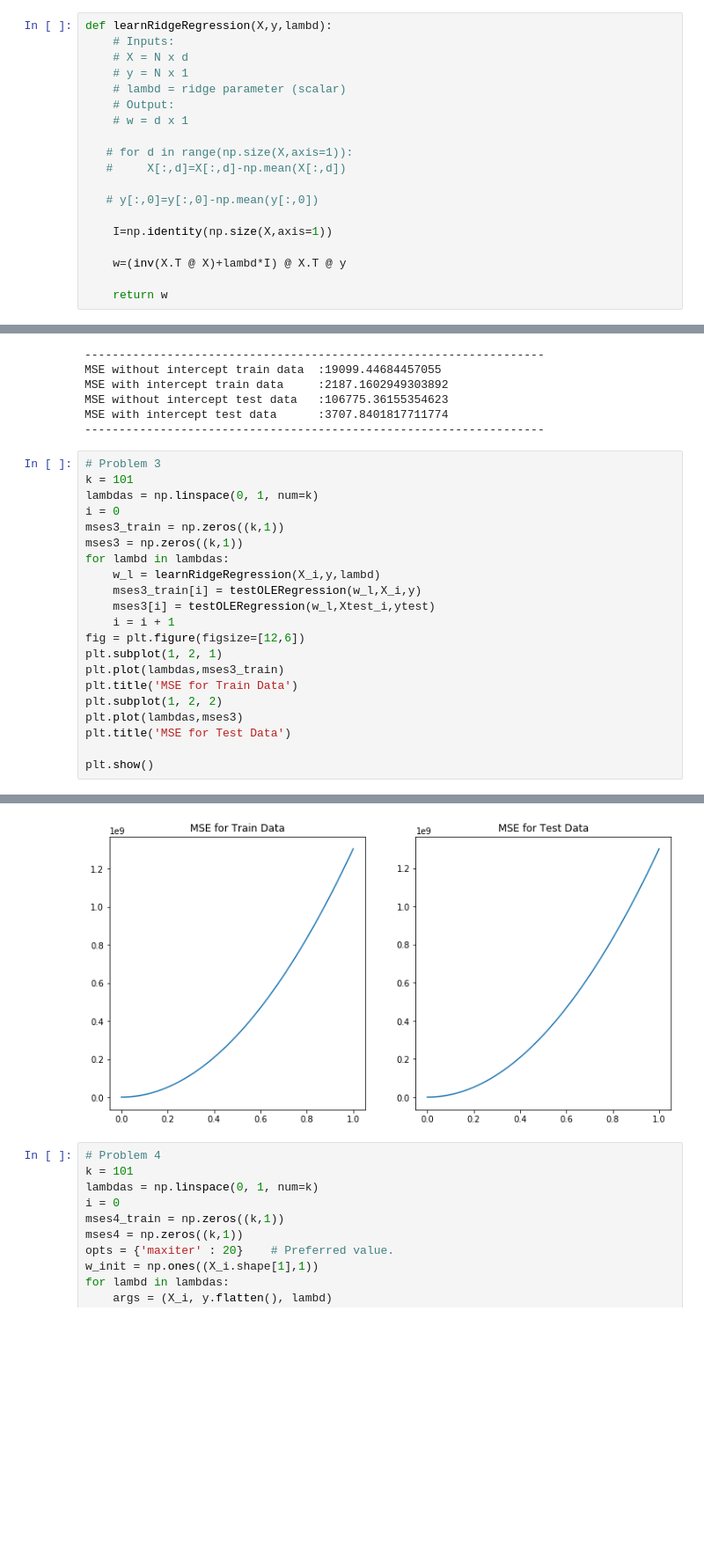
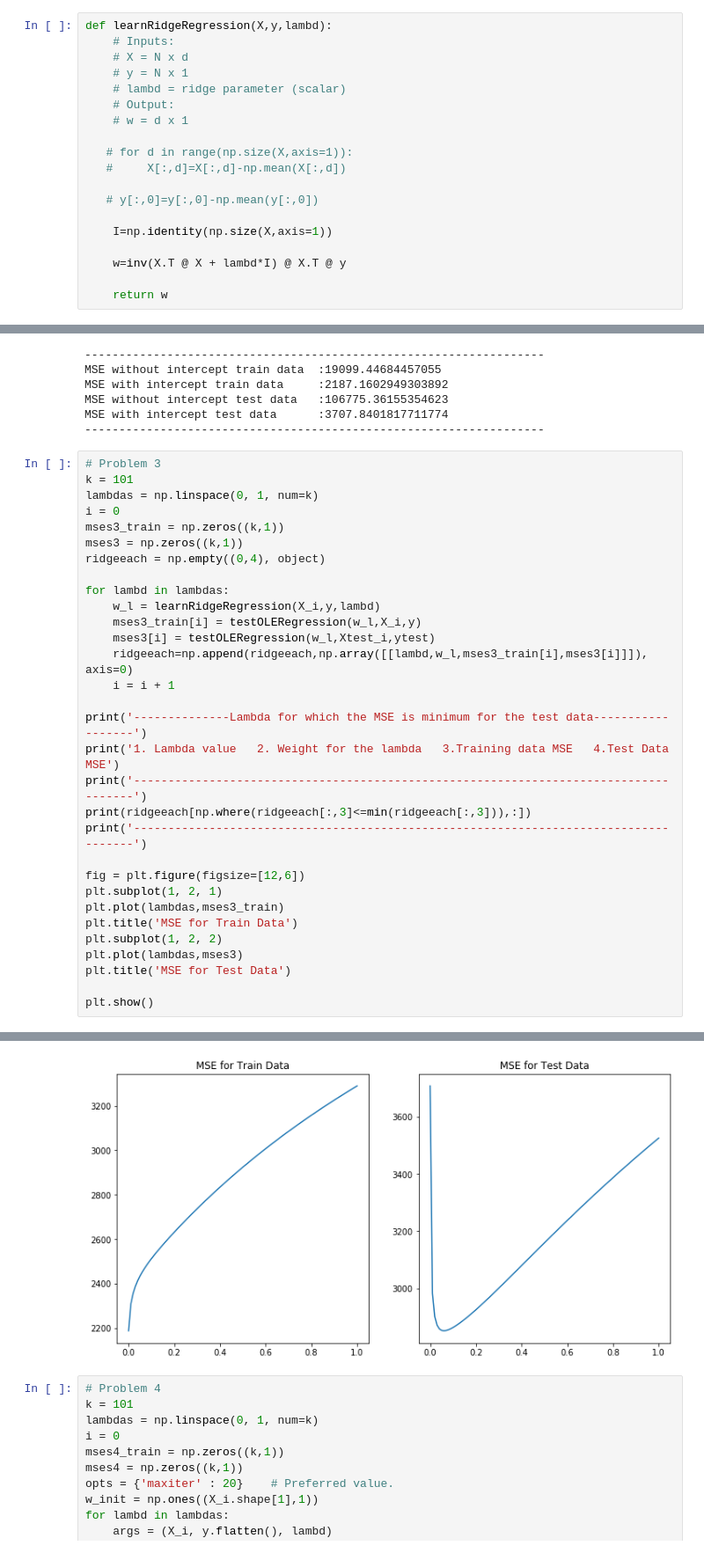
Before and after one commit to Anand-GitH/MachineLearning-Classification-Regression, a Jupyter notebook: Code/JupyterNotebook/Assignment1-ML.ipynb, the cells around one changed output, grey strips where cells are left out. Shown at 88% size. Saved outputs shown, nothing was run; the diff lists cells and outputs as text; blank space fills up the shorter version.

```diff
--- a/Code/JupyterNotebook/Assignment1-ML.ipynb
+++ b/Code/JupyterNotebook/Assignment1-ML.ipynb
@@ -141,7 +141,7 @@ def learnRidgeRegression(X,y,lambd):
 
     I=np.identity(np.size(X,axis=1))
 
-    w=(inv(X.T @ X)+lambd*I) @ X.T @ y
+    w=inv(X.T @ X + lambd*I) @ X.T @ y
 
     return w
 # %%
@@ -267,11 +267,21 @@ lambdas = np.linspace(0, 1, num=k)
 i = 0
 mses3_train = np.zeros((k,1))
 mses3 = np.zeros((k,1))
+ridgeeach = np.empty((0,4), object)
+
 for lambd in lambdas:
     w_l = learnRidgeRegression(X_i,y,lambd)
     mses3_train[i] = testOLERegression(w_l,X_i,y)
     mses3[i] = testOLERegression(w_l,Xtest_i,ytest)
+    ridgeeach=np.append(ridgeeach,np.array([[lambd,w_l,mses3_train[i],mses3[i]]]), axis=0)
     i = i + 1
+
+print('--------------Lambda for which the MSE is minimum for the test data------------------')
+print('1. Lambda value   2. Weight for the lambda   3.Training data MSE   4.Test Data MSE')
+print('-------------------------------------------------------------------------------------')
+print(ridgeeach[np.where(ridgeeach[:,3]<=min(ridgeeach[:,3])),:])
+print('-------------------------------------------------------------------------------------')
+
 fig = plt.figure(figsize=[12,6])
 plt.subplot(1, 2, 1)
 plt.plot(lambdas,mses3_train)
@@ -285,4 +312,4 @@ plt.show()
-[figure, old version]
+[figure, new version]
 # %%
 # Problem 4
 k = 101
```
Also changed, not shown: parts of 3 cells of this notebook.
